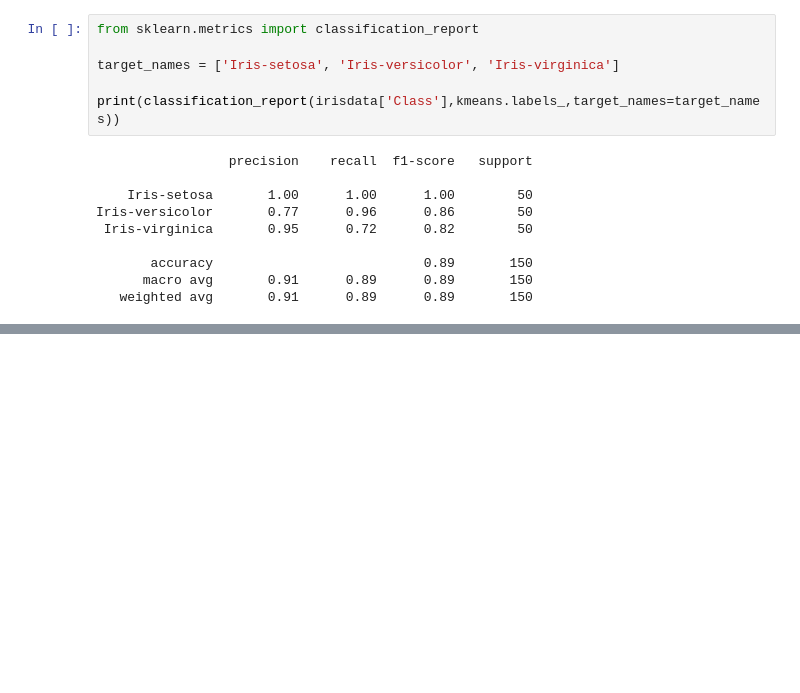
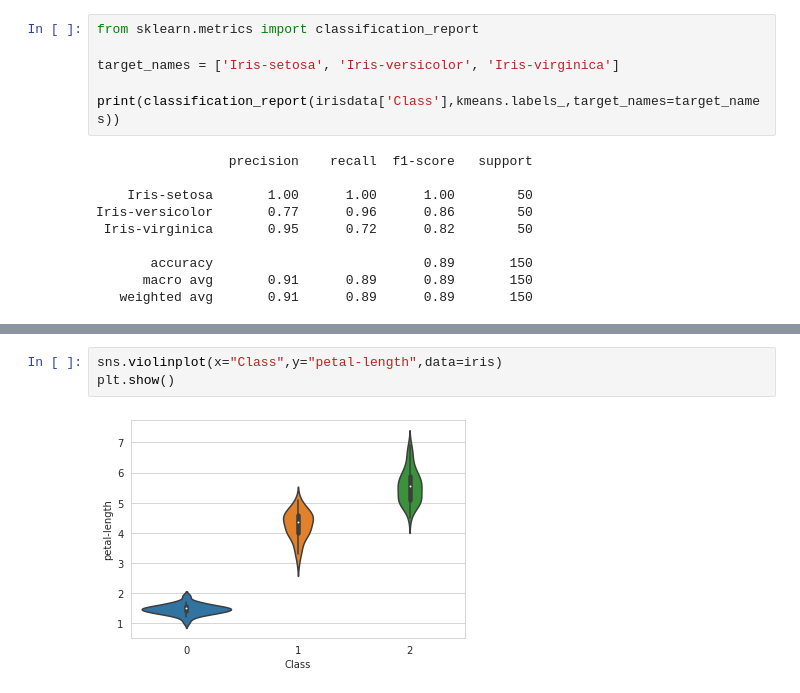
Before and after one commit to KharismaIntanSafitri/datamining, a Jupyter notebook: _sources/Tugas 4.ipynb, the cells around one changed output, grey strips where cells are left out. Saved outputs shown, nothing was run; the diff lists cells and outputs as text; blank space fills up the shorter version.

```diff
--- a/_sources/Tugas 4.ipynb
+++ b/_sources/Tugas 4.ipynb
@@ -117,0 +181,5 @@ accuracy_score(y, y_true)
+# %%
+sns.violinplot(x="Class",y="petal-length",data=iris)
+plt.show()
+# %% [output]
+[figure, added]
```
Also changed, not shown: parts of 35 cells of this notebook, 43 other files.
